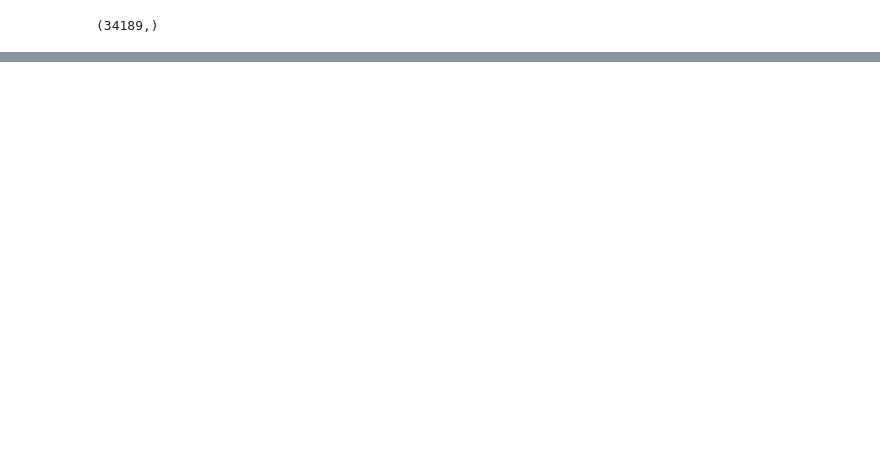
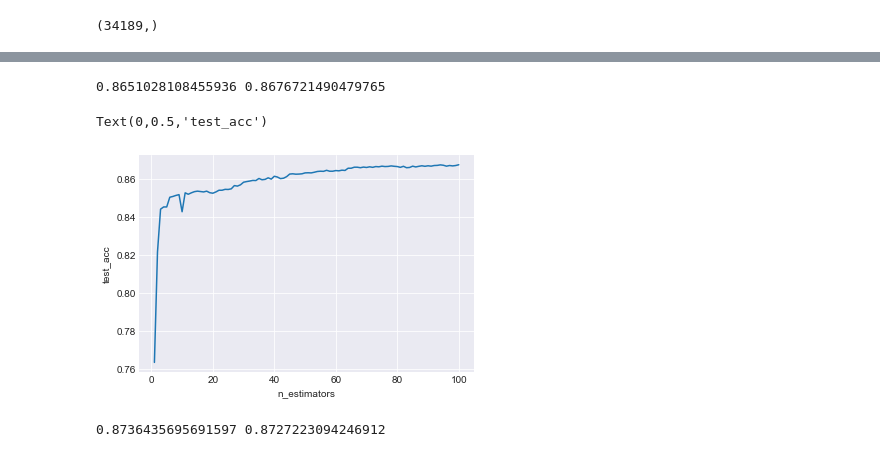
Before and after one commit to zmabzug/CodeDemos, a Jupyter notebook: rtidatascience-exercise1/rti-ds1.ipynb, the cells around one changed output, grey strips where cells are left out. Saved outputs shown, nothing was run; the diff lists cells and outputs as text; code cells hidden in the pictures; blank space fills up the shorter version.

```diff
--- a/rtidatascience-exercise1/rti-ds1.ipynb
+++ b/rtidatascience-exercise1/rti-ds1.ipynb
@@ -150,0 +239,8 @@ Text(0,0.5,'Regression Coefficient')
+# %%
+# now I'll evaluate the test set using the best_k nearest neighbors
+mdl = KNeighborsClassifier(n_neighbors=best_k)
+mdl.fit(train_X, train_y)
+train_acc = mdl.score(train_X, train_y)
+test_acc = mdl.score(test_X, test_y)
+
+print(train_acc, test_acc)
@@ -150,0 +274,8 @@ Text(0,0.5,'Regression Coefficient')
+# %%
+# now I'll evaluate the test set using the best_k nearest neighbors
+mdl = DecisionTreeClassifier(max_depth=best_depth)
+mdl.fit(train_X, train_y)
+train_acc = mdl.score(train_X, train_y)
+test_acc = mdl.score(test_X, test_y)
+
+print(train_acc, test_acc)
@@ -150,0 +293,11 @@ Text(0,0.5,'Regression Coefficient')
+# %%
+# try Gaussian Naive Bayes, although it may not work well because of all of our binary predictors
+from sklearn.naive_bayes import GaussianNB
+
+mdl = GaussianNB()
+mdl.fit(train_X, train_y)
+
+train_acc = mdl.score(train_X, train_y)
+test_acc = mdl.score(test_X, test_y)
+
+print(train_acc, test_acc)
@@ -150,0 +322,31 @@ Text(0,0.5,'Regression Coefficient')
+# %%
+# I'll start with 100 estimators
+from sklearn.ensemble import AdaBoostClassifier
+
+mdl = AdaBoostClassifier(n_estimators=100)
+mdl.fit(train_X, train_y)
+train_acc = mdl.score(train_X, train_y)
+test_acc = mdl.score(test_X, test_y)
+
+print(train_acc, test_acc)
+# %% [output]
+0.8651028108455936 0.8676721490479765
+# %%
+# prediction is pretty good! let's see how it changes as a function of iteration number
+scores = list(mdl.staged_score(test_X, test_y))
+plt.plot(range(1,101),scores)
+plt.xlabel('n_estimators')
+plt.ylabel('test_acc')
+# %% [output]
+Text(0,0.5,'test_acc')
+[figure, added]
+# %%
+# what about with a ton of estimators?
+mdl = AdaBoostClassifier(n_estimators=1000)
+mdl.fit(train_X, train_y)
+train_acc = mdl.score(train_X, train_y)
+test_acc = mdl.score(test_X, test_y)
+
+print(train_acc, test_acc)
+# %% [output]
+0.8736435695691597 0.8727223094246912
```
Also changed, not shown: parts of 35 cells of this notebook, 2 other files.
